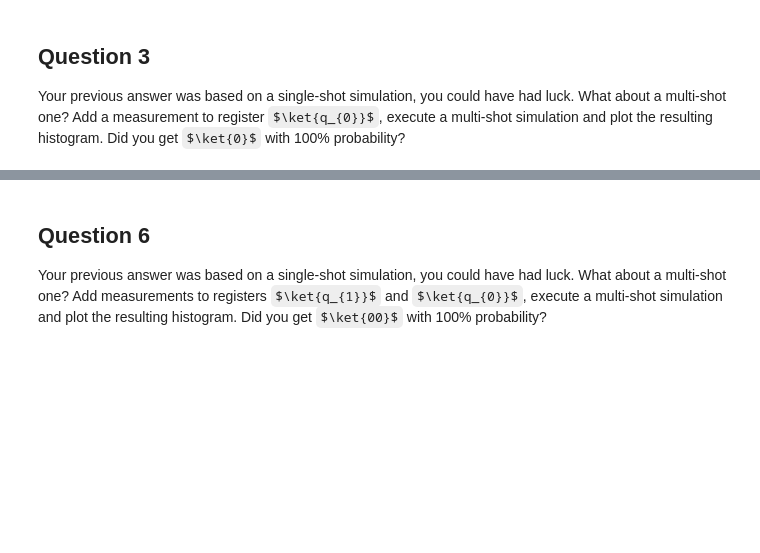
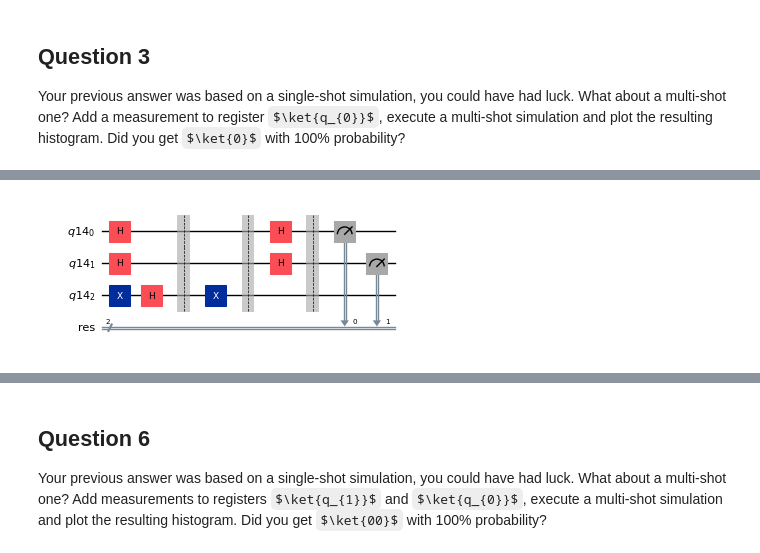
Before and after one commit to RowieK/Quantum-Computing-Minor, a Jupyter notebook: QCI - Assignment7/Assignment7/QCI - Assignment7.ipynb, the cells around one changed output, grey strips where cells are left out. Drawn from its saved outputs; the diff is of its cells as text; code cells hidden in the pictures; some formulas as TeX source; blank space fills up the shorter version.

```diff
--- a/QCI - Assignment7/Assignment7/QCI - Assignment7.ipynb
+++ b/QCI - Assignment7/Assignment7/QCI - Assignment7.ipynb
@@ -79,3 +298,85 @@ Now, you have to implement the Deutsch-Josza algorithm for the 2-qubits SET cons
 ![Question5](img/qci_a7_question5.png)
 
 **NB:** Remember that the algorithm states that the $\ket{q_{2}}$ register must be initialized to $\ket{1}$.
+# %%
+# useful additional packages
+import numpy as np
+import matplotlib.pyplot as plt
+
+# importing Qiskit
+from qiskit import QuantumCircuit, ClassicalRegister, QuantumRegister
+from qiskit.primitives import StatevectorSampler
+from qiskit.visualization import plot_histogram
+from qiskit.transpiler.preset_passmanagers import generate_preset_pass_manager
+
+from qiskit_ibm_runtime import SamplerV2 as Sampler
+from qiskit_ibm_runtime import QiskitRuntimeService
+
+n = 2 # the length of the first register for querying the oracle
+
+# Choose a type of oracle at random. With probability half it is constant,
+# and with the same probability it is balanced
+oracleType, oracleValue = np.random.randint(2), np.random.randint(2)
+
+if oracleType == 0:
+    print("The oracle returns a constant value ", oracleValue)
+else:
+    print("The oracle returns a balanced function")
+    a = np.random.randint(1,2**n) # this is a hidden parameter for balanced oracle.
+
+# Creating registers
+# n qubits for querying the oracle and one qubit for storing the answer
+qr = QuantumRegister(n+1) #all qubits are initialized to zero
+
+# The last qubit must be initialized to |1> as required by the algorithm
+
+
+# for recording the measurement on the first register
+cr = ClassicalRegister(n, name='res')
+
+circuitName = "DeutschJozsa"
+djCircuit = QuantumCircuit(qr, cr)
+
+# Create the superposition of all input queries in the first register by applying the Hadamard gate to each qubit.
+for i in range(n):
+    djCircuit.h(qr[i])
+
+# Flip the second register and apply the Hadamard gate.
+djCircuit.x(qr[n])
+djCircuit.h(qr[n])
+
+# Apply barrier to mark the beginning of the oracle
+djCircuit.barrier()
+
+if oracleType == 0:#If the oracleType is "0", the oracle returns oracleValue for all input.
+    if oracleValue == 1:
+        djCircuit.x(qr[n])
+    else:
+        djCircuit.id(qr[n])
+else: # Otherwise, it returns the inner product of the input with a (non-zero bitstring)
+    for i in range(n):
+        if (a & (1 << i)):
+            djCircuit.cx(qr[i], qr[n])
+
+# Apply barrier to mark the end of the oracle
+djCircuit.barrier()
+
+# Apply Hadamard gates after querying the oracle
+for i in range(n):
+    djCircuit.h(qr[i])
+
+# Measurement
+djCircuit.barrier()
+for i in range(n):
+    djCircuit.measure(qr[i], cr[i])
+
+#draw the circuit and display the matplotlib figure
+from IPython.display import display
+fig = djCircuit.draw(output='mpl', scale=0.5)
+display(fig)
+
+sampler = StatevectorSampler()
+job = sampler.run([djCircuit])
+results = job.result()
+plot_histogram(results[0].data.res.get_counts())
+# %% [output]
@@ -81,0 +384 @@ Now, you have to implement the Deutsch-Josza algorithm for the 2-qubits SET cons
+[figure, added]
```
Also changed, not shown: parts of 7 cells of this notebook, 1 other file.
